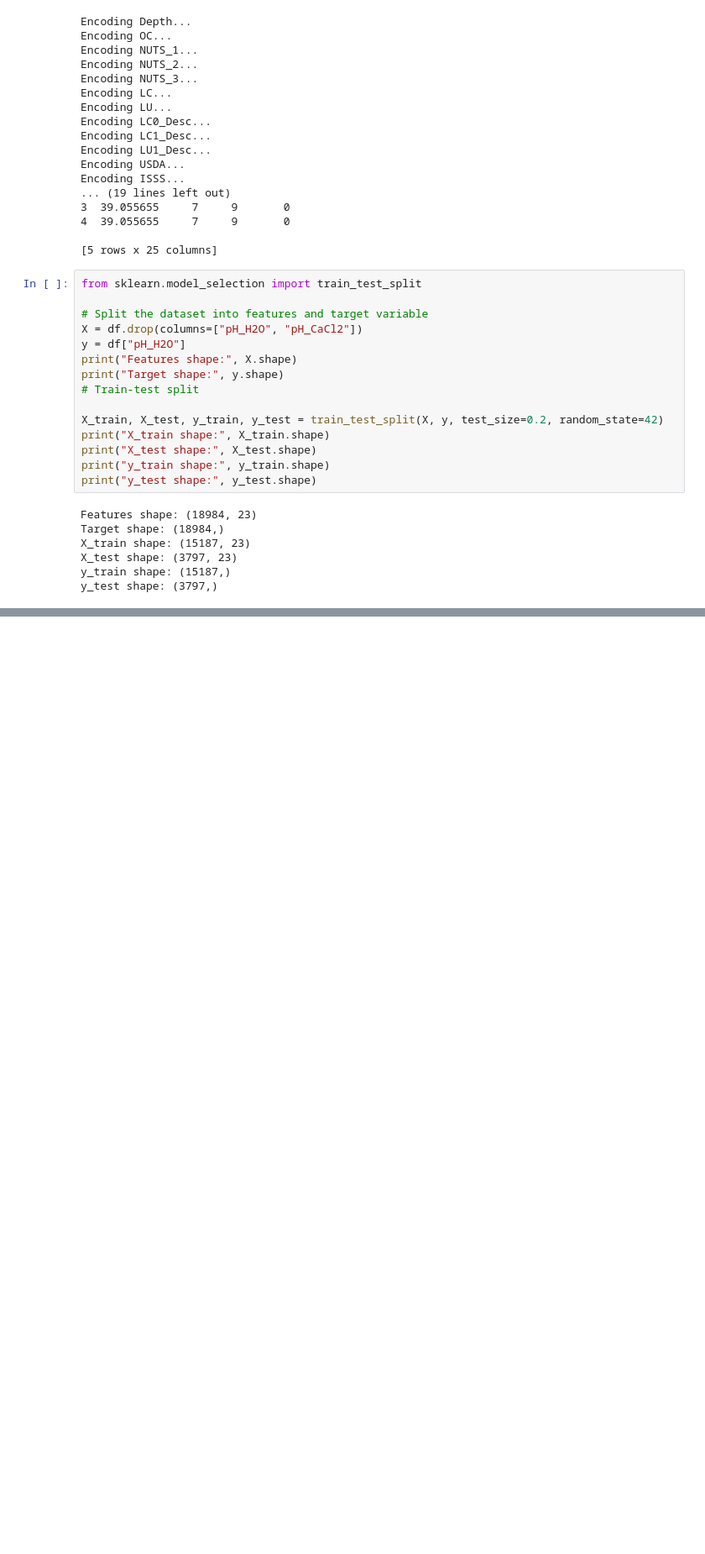
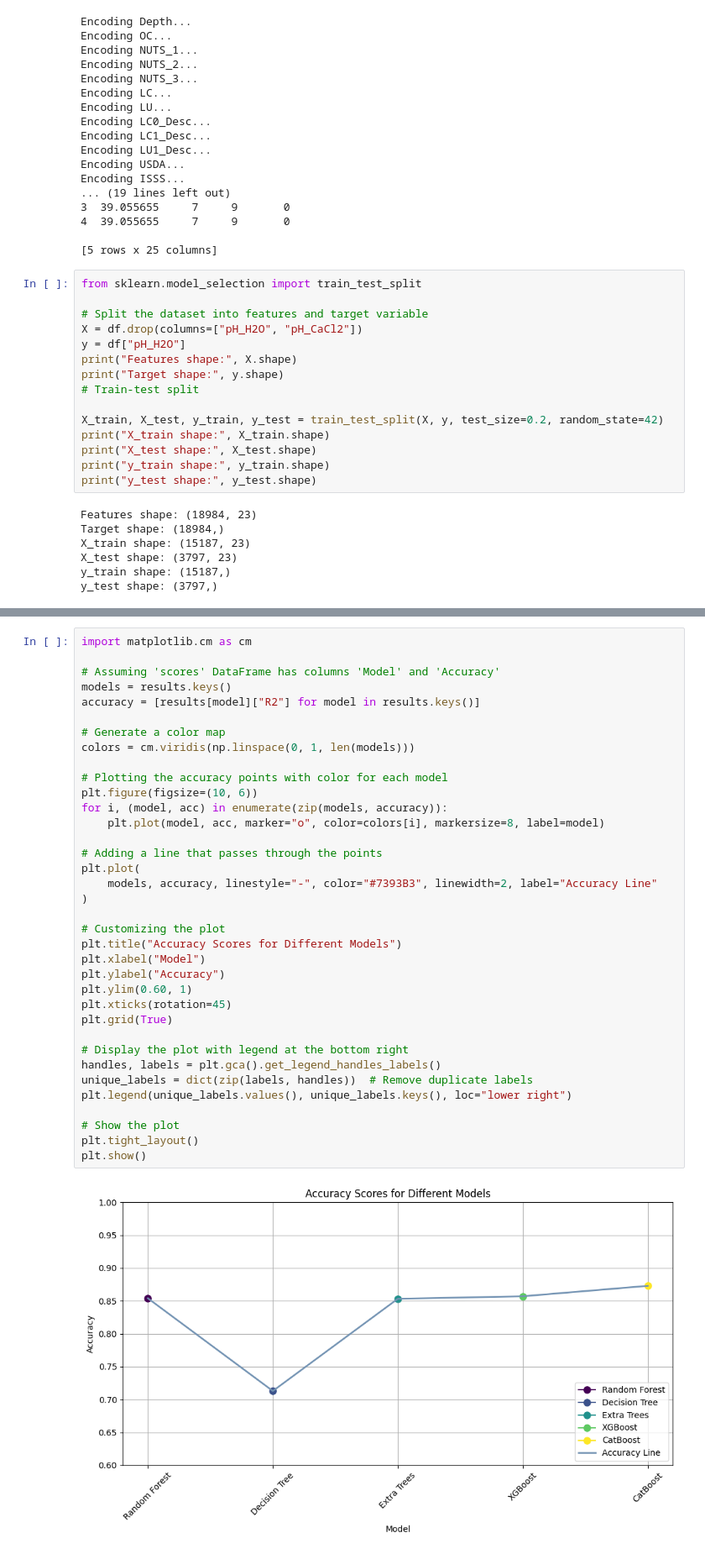
Before and after one commit to Joker666/LUCAS, a Jupyter notebook: start_merged_2.ipynb, the cells around one changed output, grey strips where cells are left out. Shown at 84% size. Drawn from its saved outputs; the diff is of its cells as text; blank space fills up the shorter version.

```diff
--- a/start_merged_2.ipynb
+++ b/start_merged_2.ipynb
@@ -452,0 +471,38 @@ CatBoost: MSE = 0.2261, R2 = 0.8729
+# %%
+import matplotlib.cm as cm
+
+# Assuming 'scores' DataFrame has columns 'Model' and 'Accuracy'
+models = results.keys()
+accuracy = [results[model]["R2"] for model in results.keys()]
+
+# Generate a color map
+colors = cm.viridis(np.linspace(0, 1, len(models)))
+
+# Plotting the accuracy points with color for each model
+plt.figure(figsize=(10, 6))
+for i, (model, acc) in enumerate(zip(models, accuracy)):
+    plt.plot(model, acc, marker="o", color=colors[i], markersize=8, label=model)
+
+# Adding a line that passes through the points
+plt.plot(
+    models, accuracy, linestyle="-", color="#7393B3", linewidth=2, label="Accuracy Line"
+)
+
+# Customizing the plot
+plt.title("Accuracy Scores for Different Models")
+plt.xlabel("Model")
+plt.ylabel("Accuracy")
+plt.ylim(0.60, 1)
+plt.xticks(rotation=45)
+plt.grid(True)
+
+# Display the plot with legend at the bottom right
+handles, labels = plt.gca().get_legend_handles_labels()
+unique_labels = dict(zip(labels, handles))  # Remove duplicate labels
+plt.legend(unique_labels.values(), unique_labels.keys(), loc="lower right")
+
+# Show the plot
+plt.tight_layout()
+plt.show()
+# %% [output]
+[figure, added]
```
Also changed, not shown: parts of 10 cells of this notebook, 11 other files.
